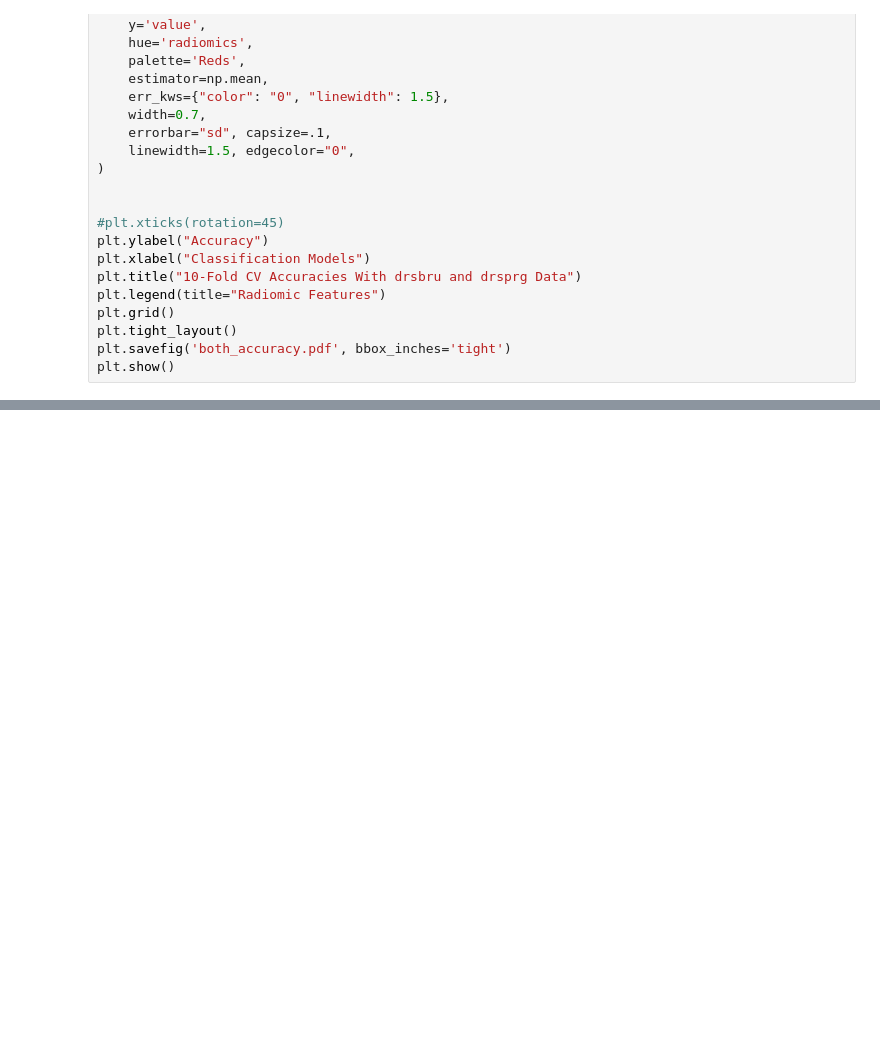
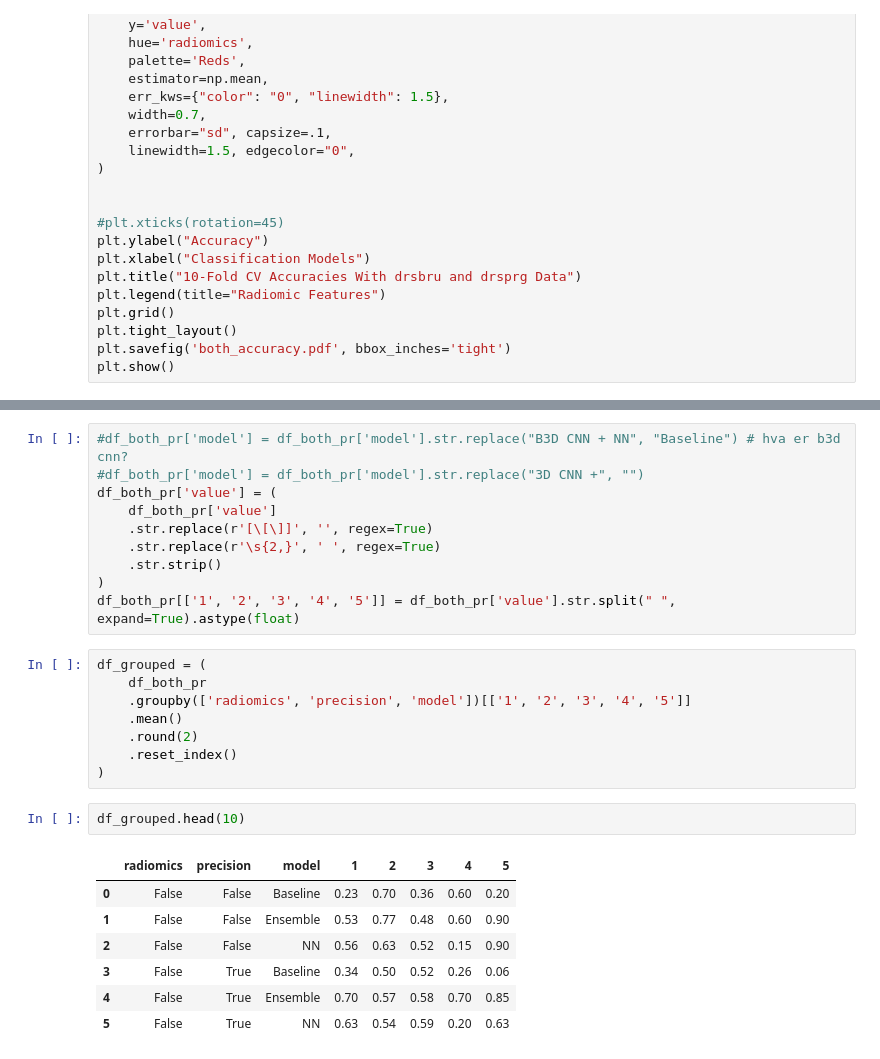
Before and after one commit to erik-tt/AI_kidney_diagnosis_assistant, a Jupyter notebook: ML/classification/results/plots.ipynb, the cells around one changed output, grey strips where cells are left out. Saved outputs shown, nothing was run; the diff lists cells and outputs as text; blank space fills up the shorter version.

```diff
--- a/ML/classification/results/plots.ipynb
+++ b/ML/classification/results/plots.ipynb
@@ -134,0 +310,28 @@ plt.show()
+# %%
+#df_both_pr['model'] = df_both_pr['model'].str.replace("B3D CNN + NN", "Baseline") # hva er b3d cnn?
+#df_both_pr['model'] = df_both_pr['model'].str.replace("3D CNN +", "")
+df_both_pr['value'] = (
+    df_both_pr['value']
+    .str.replace(r'[\[\]]', '', regex=True)
+    .str.replace(r'\s{2,}', ' ', regex=True)
+    .str.strip()
+)
+df_both_pr[['1', '2', '3', '4', '5']] = df_both_pr['value'].str.split(" ", expand=True).astype(float)
+# %%
+df_grouped = (
+    df_both_pr
+    .groupby(['radiomics', 'precision', 'model'])[['1', '2', '3', '4', '5']]
+    .mean()
+    .round(2)
+    .reset_index()
+)
+# %%
+df_grouped.head(10)
+# %% [output]
+|  | radiomics | precision | model | 1 | 2 | 3 | 4 | 5 |
+| 0 | False | False | Baseline | 0.23 | 0.70 | 0.36 | 0.60 | 0.20 |
+| 1 | False | False | Ensemble | 0.53 | 0.77 | 0.48 | 0.60 | 0.90 |
+| 2 | False | False | NN | 0.56 | 0.63 | 0.52 | 0.15 | 0.90 |
+| 3 | False | True | Baseline | 0.34 | 0.50 | 0.52 | 0.26 | 0.06 |
+| 4 | False | True | Ensemble | 0.70 | 0.57 | 0.58 | 0.70 | 0.85 |
+| 5 | False | True | NN | 0.63 | 0.54 | 0.59 | 0.20 | 0.63 |
```
Also changed, not shown: parts of 13 cells of this notebook.
